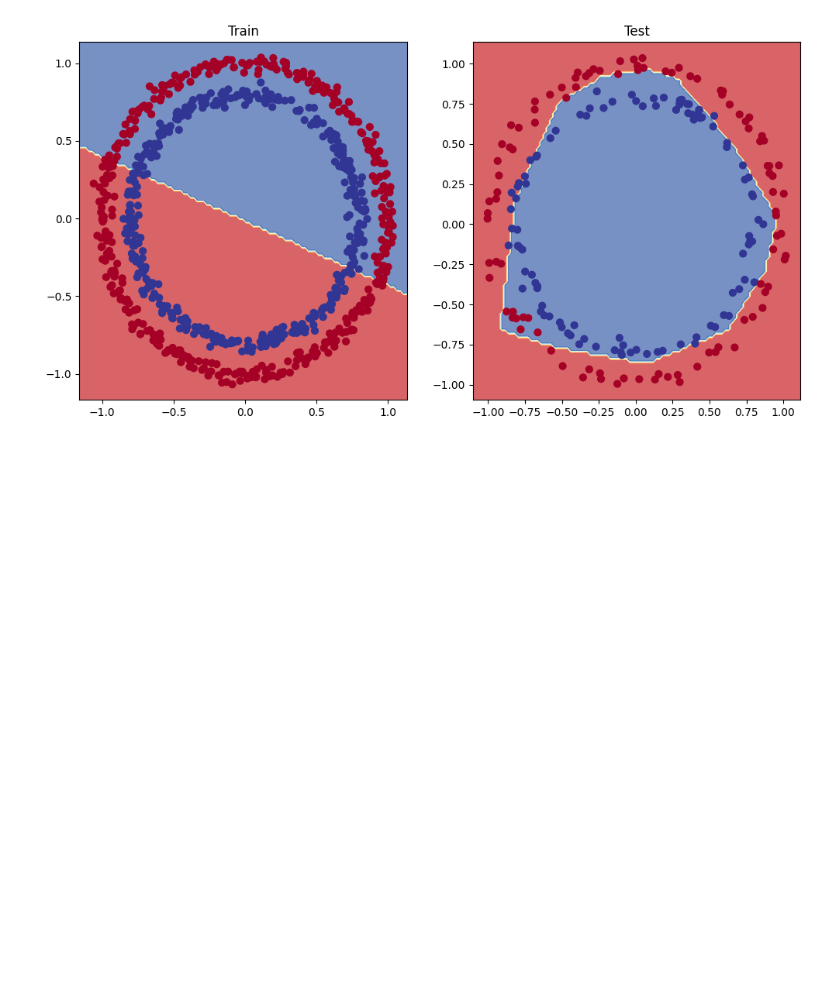
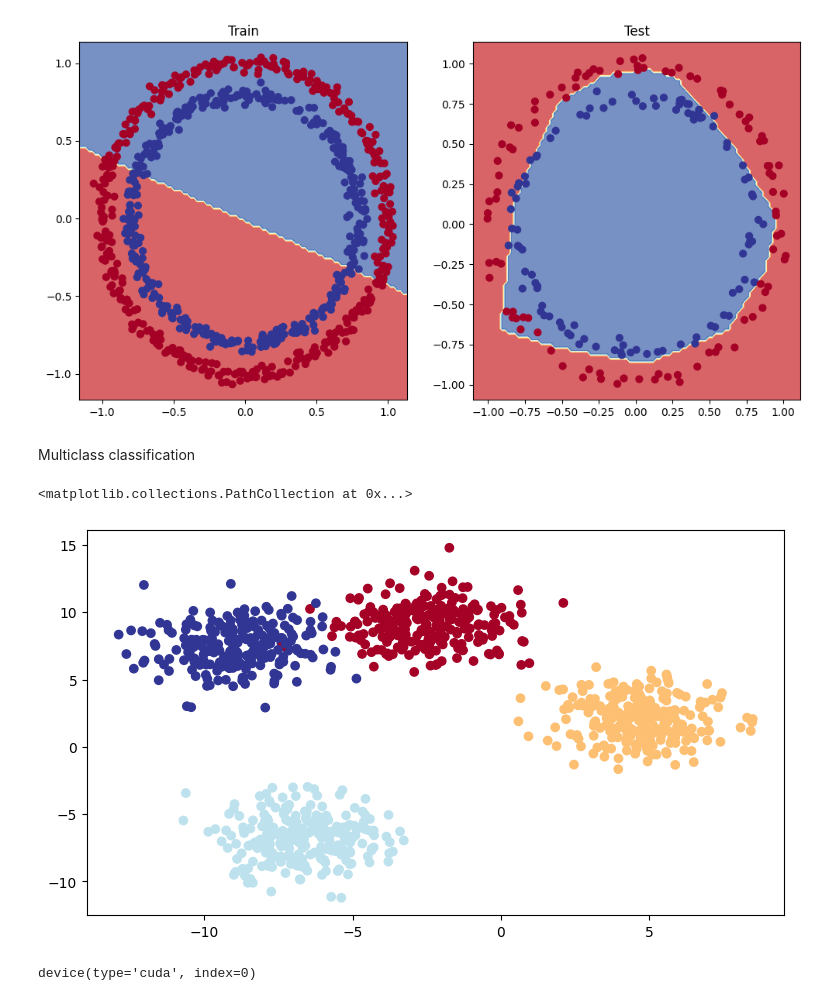
Before and after one commit to kuanmol/aimldl, a Jupyter notebook: PYTORCH/pytorch-classification.ipynb, the cells around one changed output. Cells and saved outputs as stored; diff of their text form; code cells hidden in the pictures; blank space fills up the shorter version.

```diff
--- a/PYTORCH/pytorch-classification.ipynb
+++ b/PYTORCH/pytorch-classification.ipynb
@@ -612,2 +431,38 @@ plot_decision_boundary(model_3, X_test, y_test) # model_3 = has non-linearity
 # %% [output]
 [figure]
+# %% [markdown]
+Multiclass classification
+# %%
+import torch
+import matplotlib.pyplot as plt
+from sklearn.datasets import make_blobs
+from sklearn.model_selection import train_test_split
+
+#hyperparameters
+num_class = 4
+num_features = 2
+random_seed = 42
+
+#create multiclass data
+x_blob, y_blob = make_blobs(n_samples=1000, n_features=num_features, random_state=random_seed, centers=num_class,
+                            cluster_std=1.5)
+
+# data into tensor
+x_blob, y_blob = (torch.from_numpy(x_blob).type(torch.float),
+                  torch.from_numpy(y_blob).type(torch.LongTensor))
+
+#split into training and test
+x_blob_train, x_blob_test, y_blob_train, y_blob_test = train_test_split(x_blob, y_blob, test_size=0.2,
+                                                                        random_state=random_seed)
+
+#plot
+plt.figure(figsize=(9, 5))
+plt.scatter(x_blob[:, 0], x_blob[:, 1], c=y_blob, cmap=plt.cm.RdYlBu)
+# %% [output]
+<matplotlib.collections.PathCollection at 0x...>
+[figure, added]
+# %%
+device = torch.device("cuda:0" if torch.cuda.is_available() else "cpu")
+device
+# %% [output]
+device(type='cuda', index=0)
```
Also changed, not shown: parts of 42 cells of this notebook.
